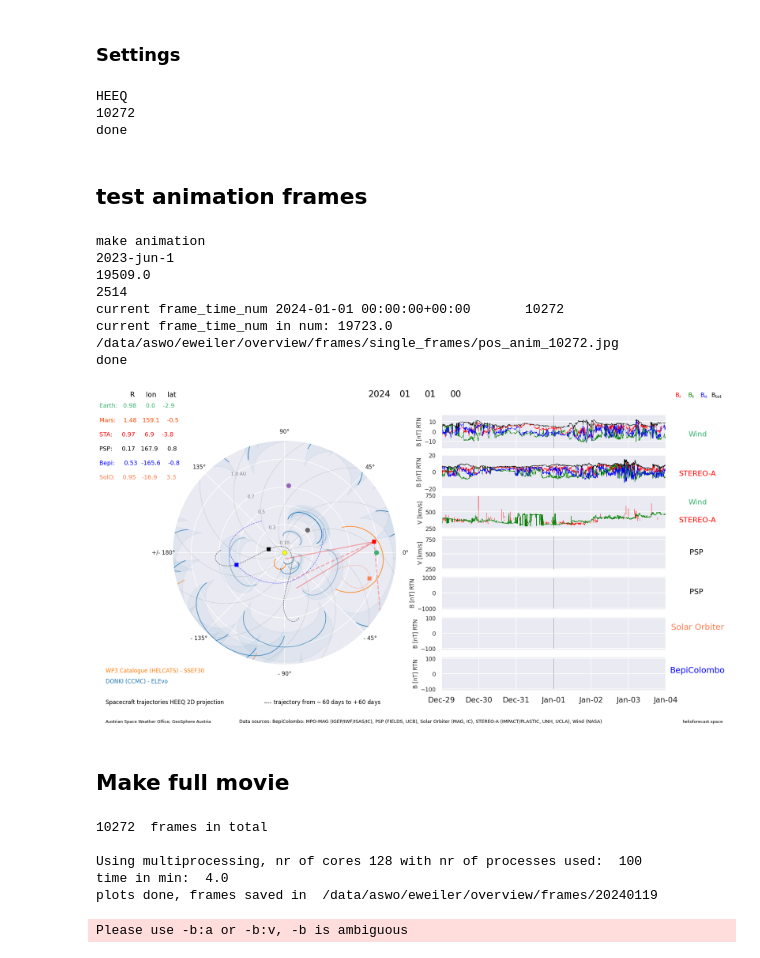
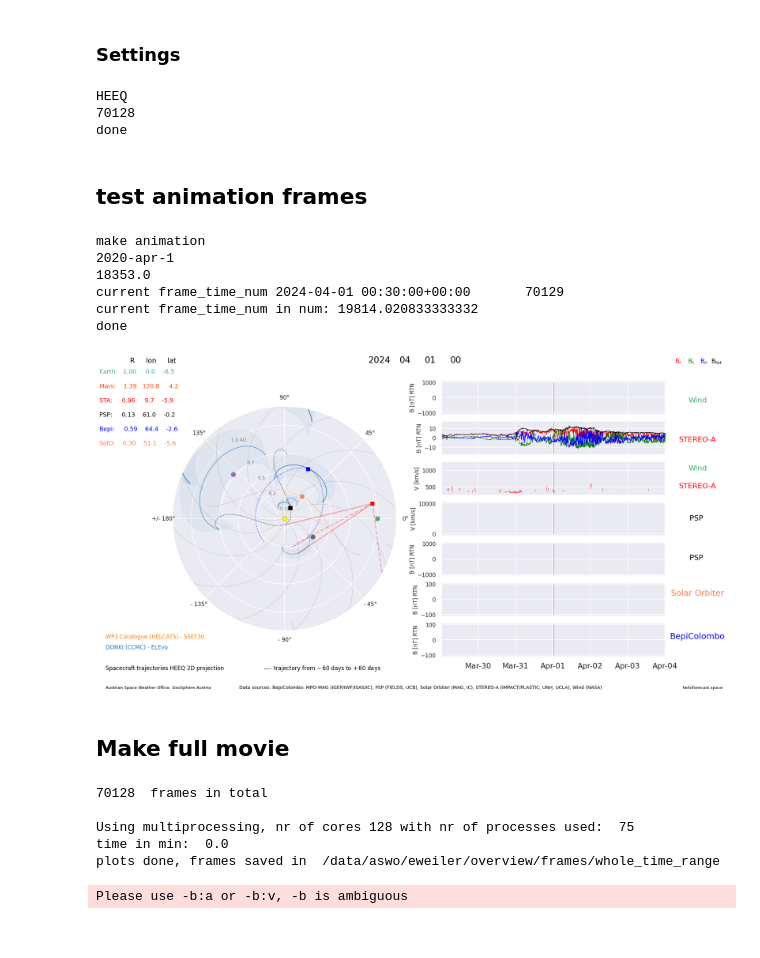
Before and after one commit to EvaWeiler/ELEvo, a Jupyter notebook: elevo_overview.ipynb, the cells around one changed output. Cells and saved outputs as stored; diff of their text form; code cells hidden in the pictures.

Commit message:
updated elevo_overview

```diff
--- a/elevo_overview.ipynb
+++ b/elevo_overview.ipynb
@@ -224,7 +224,7 @@ print('generate kinematics using SSEF30 and multiprocessing')
 
 start_time = time.time()
 
-used=100
+used=5
 print('Using multiprocessing, nr of cores',mp.cpu_count(), ', nr of processes used: ',used)
 pool=mp.get_context('fork').Pool(processes=used)
 
@@ -452,12 +440,13 @@ print('generate kinematics using elevo and multiprocessing')
 
 start_time = time.time()
 
-used=100
+used=20
 print('Using multiprocessing, nr of cores',mp.cpu_count(), ', nr of processes used: ',used)
 pool=mp.get_context('fork').Pool(processes=used)
 
 # Map the worker function onto the parameters
 results = pool.map(donki_kinematics, range(len(data)))
+
 pool.close()
 pool.join()
 
@@ -1564,10 +1617,11 @@ high_res_mode=False
 format_str = '%Y-%m-%d'
 date_today = datetime.now().strftime('%Y%m%d')
 
-outputdirectory=overview_frames_path+str(date_today)
+#outputdirectory=overview_frames_path+str(date_today)
+outputdirectory=overview_frames_path+'whole_time_range'
 animdirectory=overview_movie_path
-t_start ='2023-jun-1'
-t_end   ='2024-jan-1'
+t_start ='2020-apr-1'
+t_end   ='2024-apr-1'
 
 res_in_days=1/48. #1hour =1/24
 #res_in_days=1/24.
@@ -1594,7 +1648,7 @@ print(k_all)
 print('done')
 # %% [output]
 HEEQ
-10272
+70128
 done
 # %% [markdown]
 ## test animation frames
@@ -1625,43 +1679,41 @@ fsize=13
 fadeind=int(30/res_in_days)#
 #fadeind=int(120/res_in_days)
 
 symsize_planet=110
 symsize_spacecraft=80
 
 #for parker spiral
 theta=np.arange(0,np.deg2rad(180),0.01)
 
 ######################## make frames
 
 #for debugging
 #don't close plot in make_frame when testing
 
 frame_time_num_list = [frame_time_num+k*res_in_days for k in range(k_all)]
 
 #datetime(2022,1,25,13,0)
 #datetime(2022,3,13,10,0)
 #
 
 
-k_specific = np.where(frame_time_num_list==mdates.date2num(datetime(2023,7,23,9,0)))[0][0]
-print(k_specific)
+#k_specific = np.where(frame_time_num_list==mdates.date2num(datetime(2023,7,23,9,0)))[0][0]
+#print(k_specific)
 
-make_frame2(k_all)
+make_frame2(70129)
 
 #for i in np.arange(1,3,1):
 #    make_frame(i)
 
 print('done')
 # %% [output]
 make animation
-2023-jun-1
-19509.0
-2514
-current frame_time_num 2024-01-01 00:00:00+00:00       10272
-current frame_time_num in num: 19723.0
-/data/aswo/eweiler/overview/frames/single_frames/pos_anim_10272.jpg
+2020-apr-1
+18353.0
+current frame_time_num 2024-04-01 00:30:00+00:00       70129
+current frame_time_num in num: 19814.020833333332
 done
-[figure, old version]
+[figure, new version]
 # %% [markdown]
 ## Make full movie
 # %%
@@ -1676,7 +1728,7 @@ start_time=time.time()
 
 #number of processes depends on your machines memory; check with command line "top"
 #how much memory is used by all your processesii
-nr_of_processes_used = 100
+nr_of_processes_used = 75
 print('Using multiprocessing, nr of cores',multiprocessing.cpu_count(), \
       'with nr of processes used: ',nr_of_processes_used)
 
@@ -1684,21 +1736,21 @@ print('Using multiprocessing, nr of cores',multiprocessing.cpu_count(), \
 
 pool = mp.Pool(processes=nr_of_processes_used)
 #input=[i for i in range(k_all)]
-input=[i for i in np.arange(1,k_all,1)]
+input=[i for i in np.arange(10000,10001,1)]
 pool.map(make_frame, input)
-#pool.close()
-# pool.join()
+pool.close()
+pool.join()
 #for i in input:
  #   make_frame2(i)
 
 print('time in min: ',np.round((time.time()-start_time)/60))
 print('plots done, frames saved in ',outputdirectory)
 # %% [output]
-10272  frames in total
+70128  frames in total
 
-Using multiprocessing, nr of cores 128 with nr of processes used:  100
-time in min:  4.0
-plots done, frames saved in  /data/aswo/eweiler/overview/frames/20240119
+Using multiprocessing, nr of cores 128 with nr of processes used:  75
+time in min:  0.0
+plots done, frames saved in  /data/aswo/eweiler/overview/frames/whole_time_range
 # %%
 
 os.system(ffmpeg_path+'ffmpeg -r 30 -i '+str(outputdirectory)+'/pos_anim_%05d.jpg -b 5000k \
```
Also changed, not shown: parts of 15 cells of this notebook.
